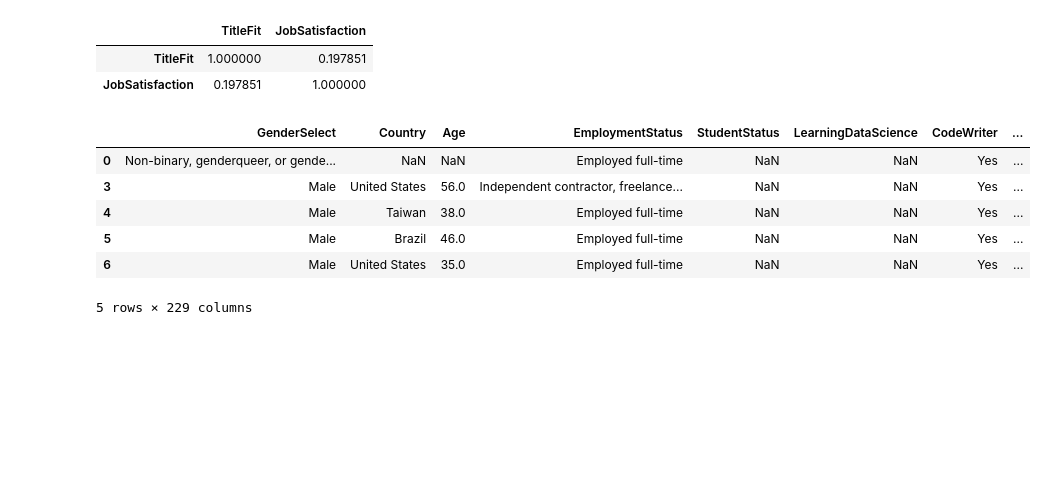
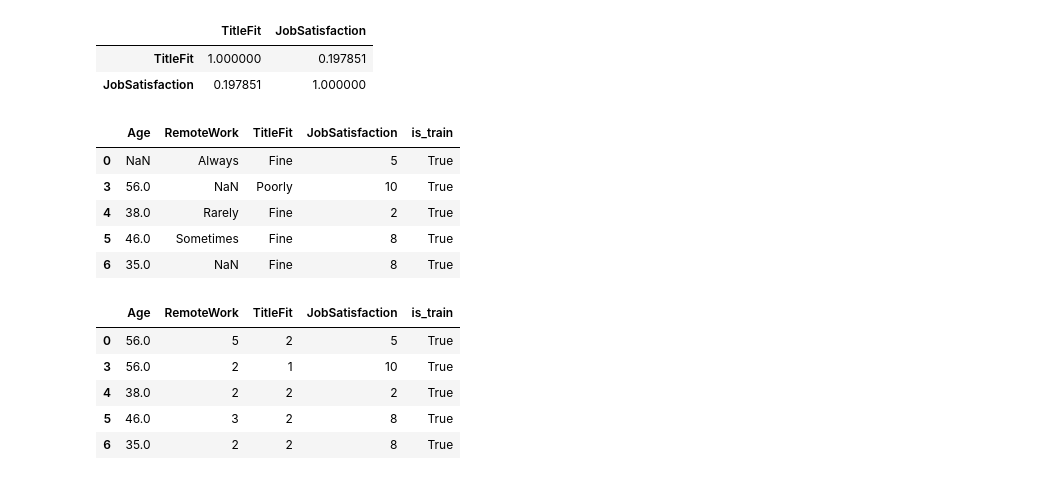
Before and after one commit to Jorrd/ds-fundamentals-a2, a Jupyter notebook: Untitled.ipynb, the cells around one changed output. Cells and saved outputs as stored; diff of their text form; code cells hidden in the pictures; blank space fills up the shorter version.

```diff
--- a/Untitled.ipynb
+++ b/Untitled.ipynb
@@ -98,15 +98,29 @@ corr1.corr()
 | TitleFit | 1.000000 | 0.197851 |
 | JobSatisfaction | 0.197851 | 1.000000 |
 # %%
-clean_MC_data['is_train'] = np.random.uniform(0,1, len(clean_MC_data))  <= 0.75
+clean_feature_data = clean_MC_data[['Age', 'RemoteWork', 'TitleFit', 'JobSatisfaction']]
+
+clean_feature_data['is_train'] = np.random.uniform(0,1, len(clean_MC_data))  <= 0.75
 # %%
-clean_MC_data.head()
+clean_feature_data.head()
 # %% [output]
-|  | GenderSelect | Country | Age | EmploymentStatus | StudentStatus | LearningDataScience | CodeWriter | ... |
-| 0 | Non-binary, genderqueer, or gende... | NaN | NaN | Employed full-time | NaN | NaN | Yes | ... |
-| 3 | Male | United States | 56.0 | Independent contractor, freelance... | NaN | NaN | Yes | ... |
-| 4 | Male | Taiwan | 38.0 | Employed full-time | NaN | NaN | Yes | ... |
-| 5 | Male | Brazil | 46.0 | Employed full-time | NaN | NaN | Yes | ... |
-| 6 | Male | United States | 35.0 | Employed full-time | NaN | NaN | Yes | ... |
+|  | Age | RemoteWork | TitleFit | JobSatisfaction | is_train |
+| 0 | NaN | Always | Fine | 5 | True |
+| 3 | 56.0 | NaN | Poorly | 10 | True |
+| 4 | 38.0 | Rarely | Fine | 2 | True |
+| 5 | 46.0 | Sometimes | Fine | 8 | True |
+| 6 | 35.0 | NaN | Fine | 8 | True |
-5 rows × 229 columns
+# %%
+clean_feature_data['RemoteWork'] = clean_feature_data['RemoteWork'].replace(['Always', 'Most of the time', 'Sometimes', 'Rarely', 'Never', "Don't know"],['5','4','3','2','1','3'])
+clean_feature_data['TitleFit'] = clean_feature_data['TitleFit'].replace(['Perfectly','Fine','Poorly'],['3','2','1'])
+clean_feature_data.fillna(method='backfill', inplace=True)
+
+clean_feature_data.head()
+# %% [output]
+|  | Age | RemoteWork | TitleFit | JobSatisfaction | is_train |
+| 0 | 56.0 | 5 | 2 | 5 | True |
+| 3 | 56.0 | 2 | 1 | 10 | True |
+| 4 | 38.0 | 2 | 2 | 2 | True |
+| 5 | 46.0 | 3 | 2 | 8 | True |
+| 6 | 35.0 | 2 | 2 | 8 | True |
 # %%
```
Also changed, not shown: parts of 14 cells of this notebook.
